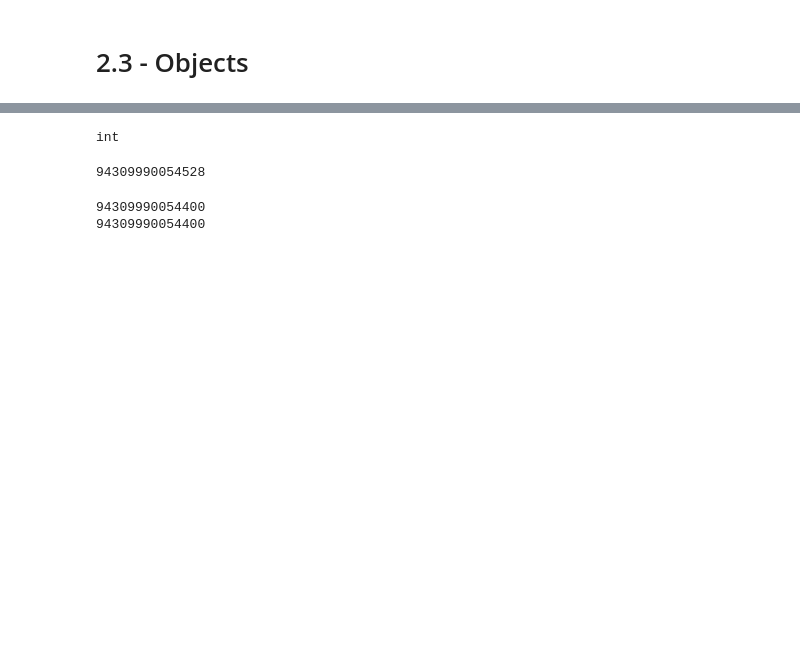
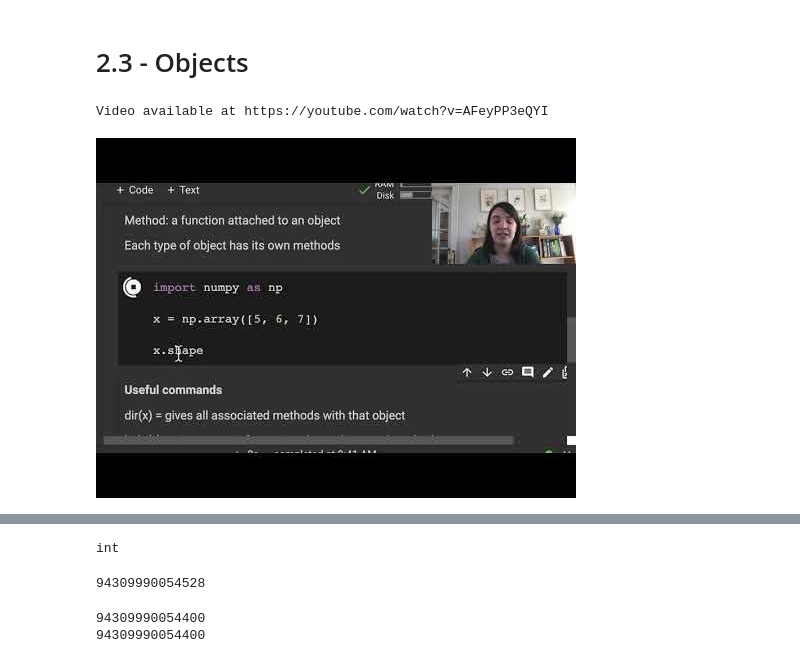
Before and after one commit to QMBC-Python/QMBC-Python.github.io, a Jupyter notebook: content/Objects.ipynb, the cells around one changed output, grey strips where cells are left out. Cells and saved outputs as stored; diff of their text form; code cells hidden in the pictures; blank space fills up the shorter version.

```diff
--- a/content/Objects.ipynb
+++ b/content/Objects.ipynb
@@ -2,3 +2,12 @@
 <a href="https://colab.research.google.com/github/QMBC-Python/QMBC-Python.github.io/blob/main/content/Objects.ipynb" target="_parent"><img src="https://colab.research.google.com/assets/colab-badge.svg" alt="Open In Colab"/></a>
 # %% [markdown]
 # 2.3 - Objects
+# %%
+#@markdown Video: Objects
+from IPython.display import YouTubeVideo
+video = YouTubeVideo(id="AFeyPP3eQYI", width=854, height=480, fs=1)
+print("Video available at https://youtube.com/watch?v=" + video.id)
+video
+# %% [output]
+Video available at https://youtube.com/watch?v=AFeyPP3eQYI
+[figure, added]
```
Also changed, not shown: parts of 1 cell of this notebook.
